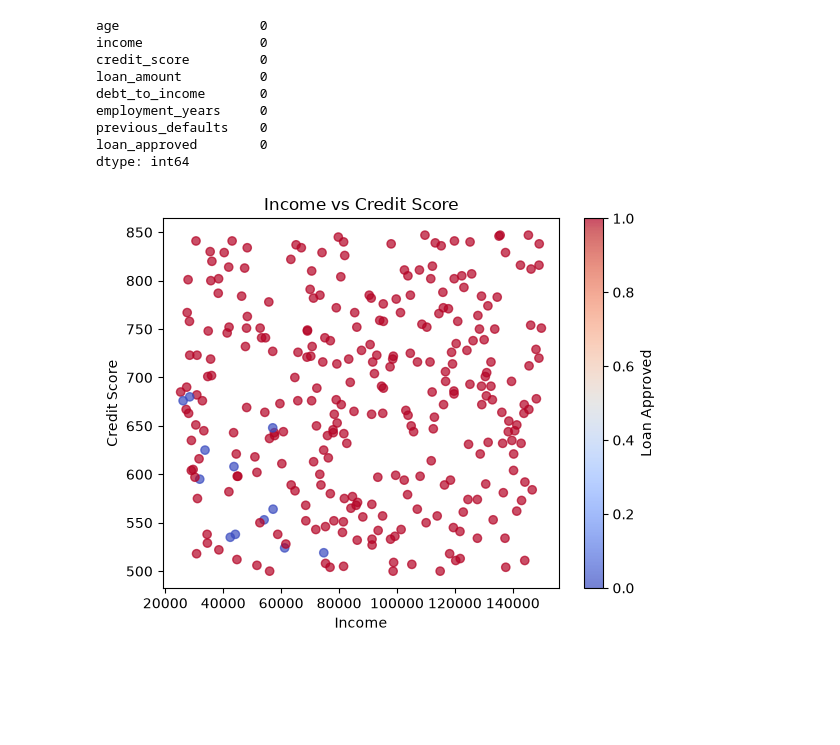
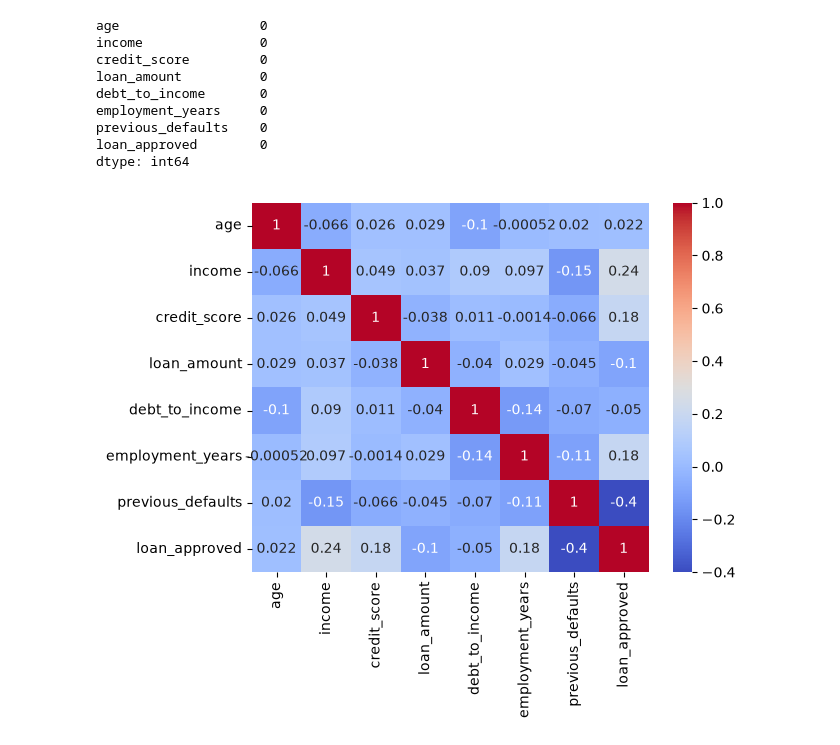
Before and after one commit to boogey004/ML-timeline-with-various-models, a Jupyter notebook: Bagging/Bagging.ipynb, the cells around one changed output. Drawn from its saved outputs; the diff is of its cells as text; code cells hidden in the pictures; blank space fills up the shorter version.

```diff
--- a/Bagging/Bagging.ipynb
+++ b/Bagging/Bagging.ipynb
@@ -36,20 +37,13 @@ previous_defaults    0
 loan_approved        0
 dtype: int64
 # %%
-import matplotlib.pyplot as plt
-
-scatter = plt.scatter(
-    df["income"],
-    df["credit_score"],
-    c=df["loan_approved"],
-    cmap="coolwarm",
-    alpha=0.7
+sns.heatmap(
+    df[['age', 'income', 'credit_score', 'loan_amount',
+        'debt_to_income', 'employment_years',
+        'previous_defaults', 'loan_approved']].corr(),
+    annot=True,
+    cmap='coolwarm'
 )
-
-plt.xlabel("Income")
-plt.ylabel("Credit Score")
-plt.title("Income vs Credit Score")
-plt.colorbar(scatter, label="Loan Approved")
 plt.show()
 # %% [output]
-[figure, old version]
+[figure, new version]
```
Also changed, not shown: parts of 13 cells of this notebook, 1 other file.
